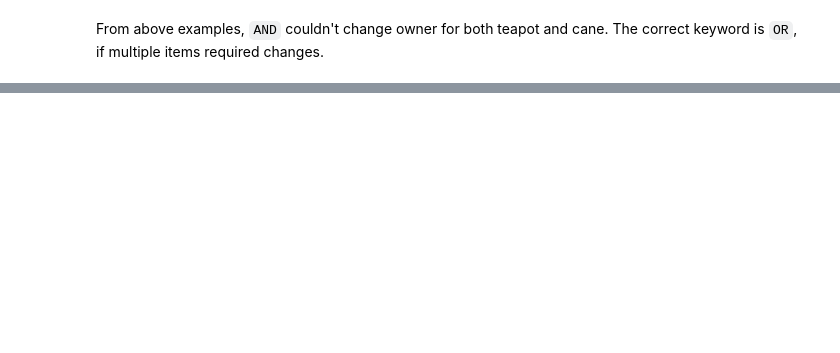
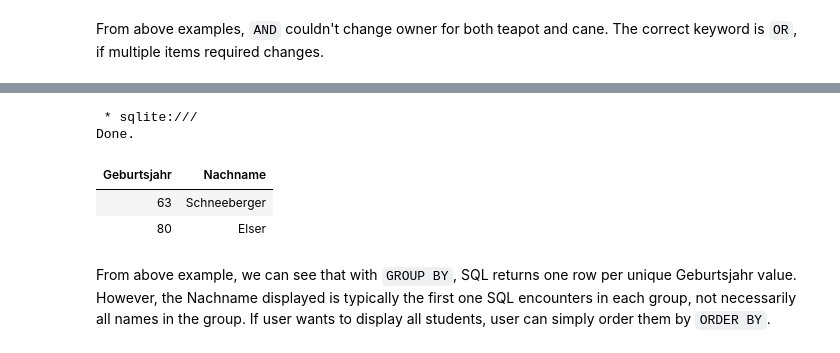
Before and after one commit to Bryanbu2014/database, a Jupyter notebook: exercises-ss24/01_SQL_DDL.ipynb, the cells around one changed output, grey strips where cells are left out. Saved outputs shown, nothing was run; the diff lists cells and outputs as text; code cells hidden in the pictures; blank space fills up the shorter version.

```diff
--- a/exercises-ss24/01_SQL_DDL.ipynb
+++ b/exercises-ss24/01_SQL_DDL.ipynb
@@ -755,0 +644,14 @@ From above examples, `AND` couldn't change owner for both teapot and cane. The c
+# %%
+%%sql
+
+SELECT Geburtsjahr, Nachname
+FROM Studenten
+GROUP BY Geburtsjahr
+# %% [output]
+ * sqlite:///
+Done.
+| Geburtsjahr | Nachname |
+| 63 | Schneeberger |
+| 80 | Elser |
+# %% [markdown]
+From above example, we can see that with `GROUP BY`, SQL returns one row per unique Geburtsjahr value. However, the Nachname displayed is typically the first one SQL encounters in each group, not necessarily all names in the group. If user wants to display all students, user can simply order them by `ORDER BY`.
```
Also changed, not shown: parts of 32 cells of this notebook, 3 other files.
